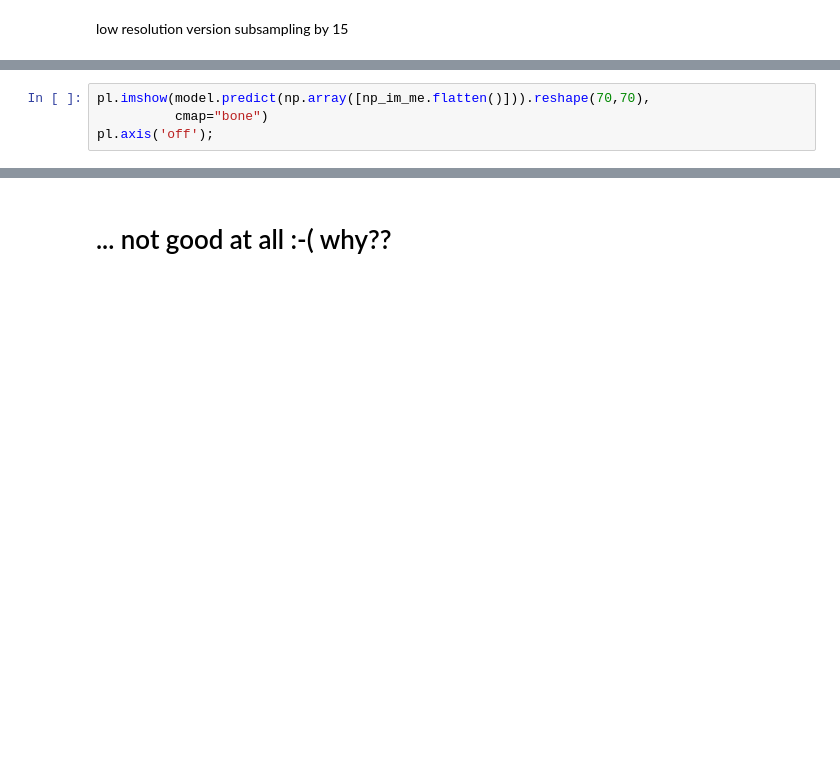
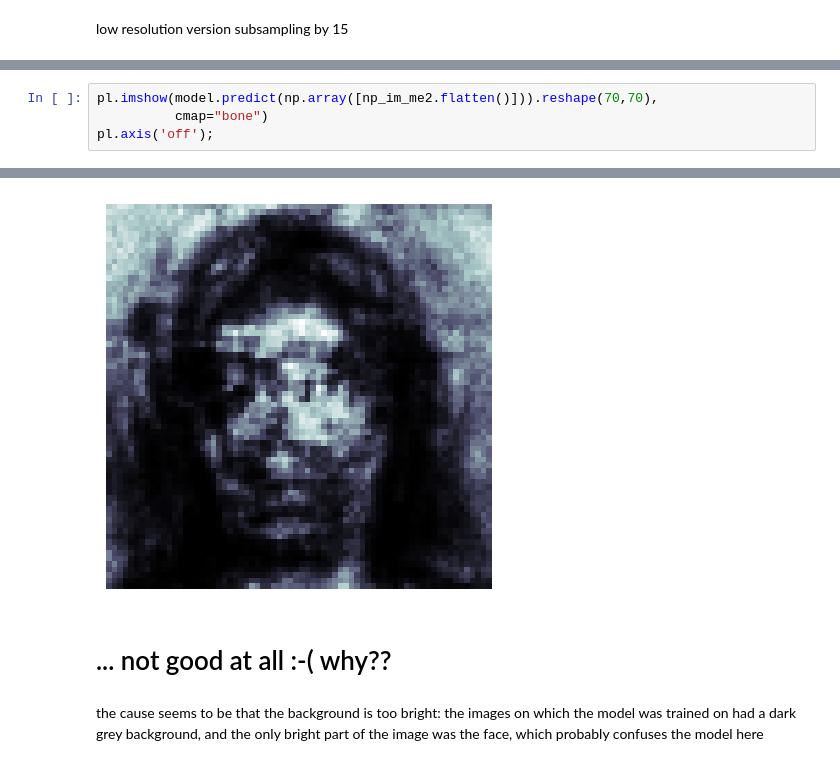
Before and after one commit to savimhl/MLPNS, a Jupyter notebook: superresolve_aenc_faces.ipynb, the cells around one changed output, grey strips where cells are left out. Drawn from its saved outputs; the diff is of its cells as text; blank space fills up the shorter version.

```diff
--- a/superresolve_aenc_faces.ipynb
+++ b/superresolve_aenc_faces.ipynb
@@ -419,5 +389,5 @@ ValueError: ignored
 # %%
-pl.imshow(model.predict(np.array([np_im_me.flatten()])).reshape(70,70),
+pl.imshow(model.predict(np.array([np_im_me2.flatten()])).reshape(70,70),
           cmap="bone")
 pl.axis('off');
 # %% [output]
@@ -425,2 +395,5 @@ InvalidArgumentError: ignored
+[figure, added]
 # %% [markdown]
 # ... not good at all :-( why??
+# %% [markdown]
+the cause seems to be that the background is too bright: the images on which the model was trained on had a dark grey background, and the only bright part of the image was the face, which probably confuses the model here
```
Also changed, not shown: parts of 24 cells of this notebook.
